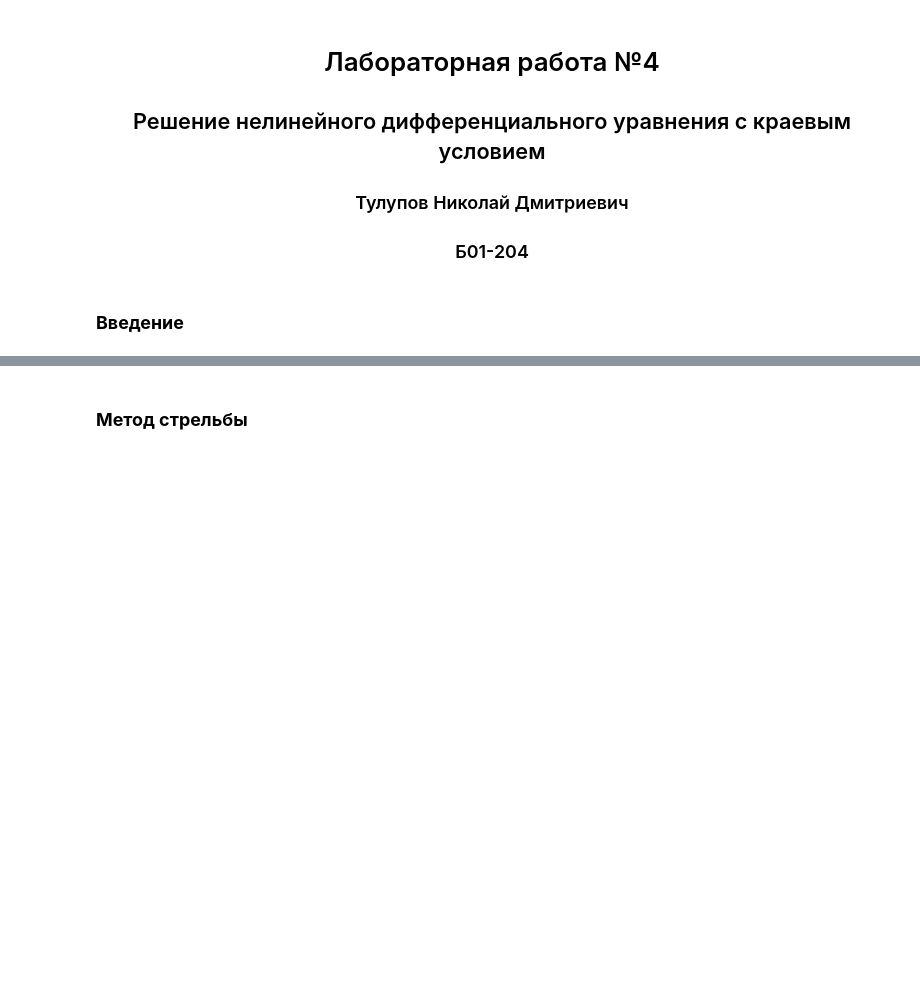
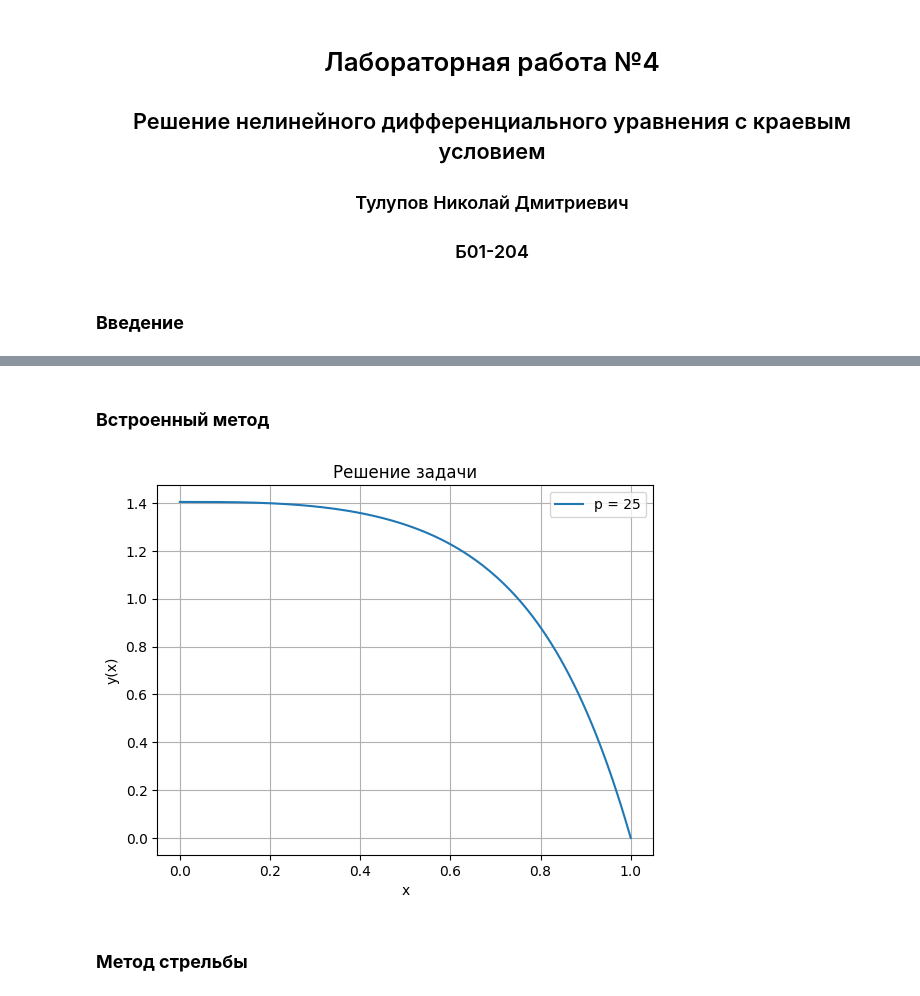
Before and after one commit to oncominglane/computational_mathematics, a Jupyter notebook: sem2/lab4/lab4.ipynb, the cells around one changed output, grey strips where cells are left out. Cells and saved outputs as stored; diff of their text form; code cells hidden in the pictures; blank space fills up the shorter version.

```diff
--- a/sem2/lab4/lab4.ipynb
+++ b/sem2/lab4/lab4.ipynb
@@ -21,3 +23,38 @@ import matplotlib.pyplot as plt
+# %% [markdown]
+### **Встроенный метод**
+# %%
+# Значение параметра p
+p = 25  # можно менять: 1, 4, 7, 25, 50, 100
+
+# Правая часть системы (y'' = -p x cos(y))
+def ode_system(x, y):
+    return np.vstack((y[1], -p * x * np.cos(y[0])))
+
+# Граничные условия: y'(0)=0, y(1)=0
+def boundary_conditions(ya, yb):
+    return np.array([ya[1], yb[0]])
+
+# Начальная сетка
+x = np.linspace(0, 1, 100)
+# Начальное приближение: y ≈ 1 - x, y' ≈ -1
+y_init = np.vstack((1 - x, -np.ones_like(x)))
+
+# Решение
+solution = solve_bvp(ode_system, boundary_conditions, x, y_init)
+y_prev_ = solution.sol(x)[0]
+# Проверка и вывод
+if solution.success:
+    plt.plot(solution.x, solution.y[0], label=f'p = {p}')
+    plt.xlabel('x')
+    plt.ylabel('y(x)')
+    plt.title('Решение задачи')
+    plt.grid(True)
+    plt.legend()
+    plt.show()
+else:
+    print("Решение не найдено:", solution.message)
+# %% [output]
+[figure, added]
 # %% [markdown]
 ### **Метод стрельбы**
 # %% [markdown]
```
Also changed, not shown: parts of 15 cells of this notebook.
